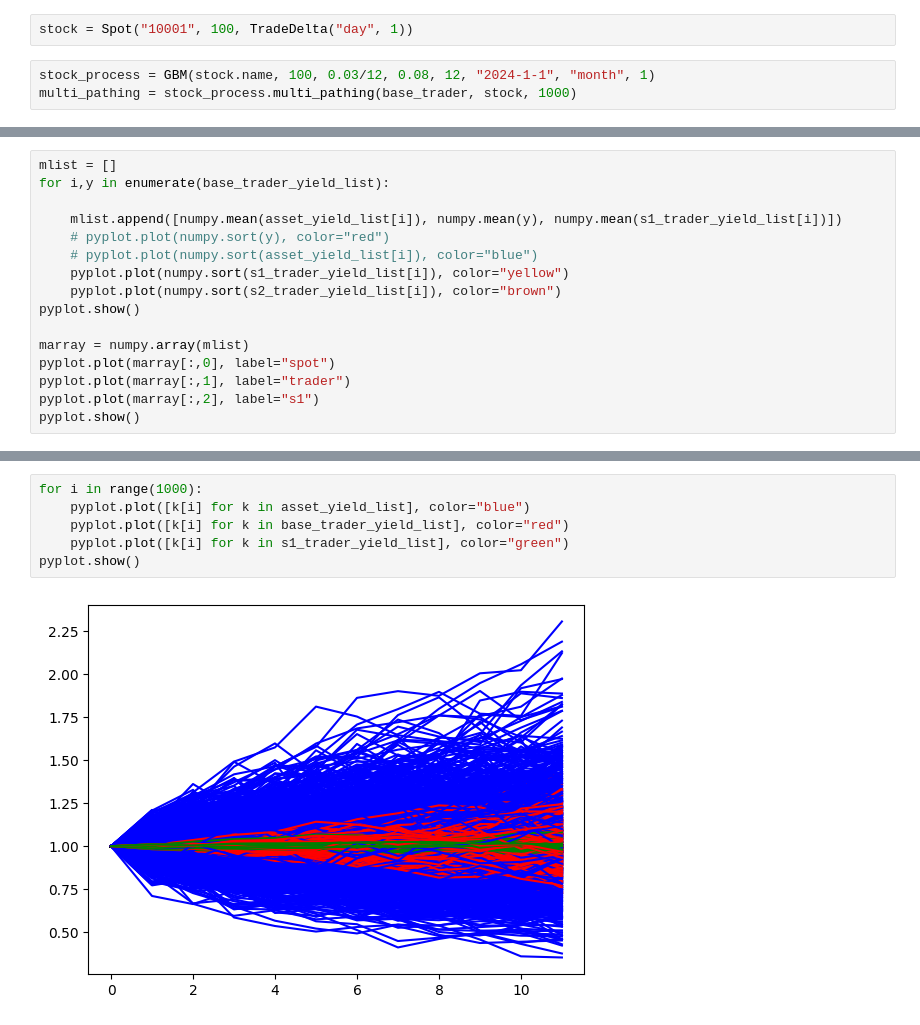
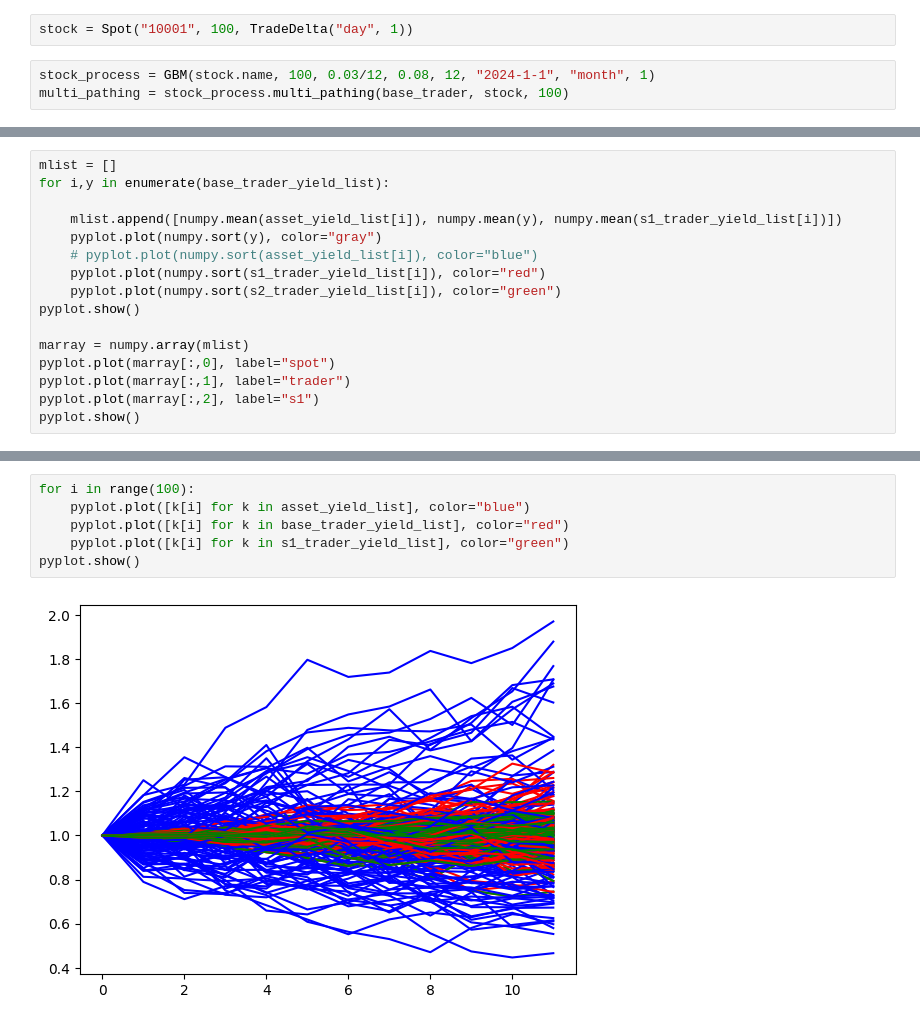
Before and after one commit to Sy-Sang/finance_utils, a Jupyter notebook: finance_utils/asset/spot/nb/nb2.ipynb, the cells around one changed output, grey strips where cells are left out. Saved outputs shown, nothing was run; the diff lists cells and outputs as text.

```diff
--- a/finance_utils/asset/spot/nb/nb2.ipynb
+++ b/finance_utils/asset/spot/nb/nb2.ipynb
@@ -21,7 +21,7 @@ s2_trader = Trader("s2_trader", 20000 * 12, "2000-1-1")
 stock = Spot("10001", 100, TradeDelta("day", 1))
 # %%
 stock_process = GBM(stock.name, 100, 0.03/12, 0.08, 12, "2024-1-1", "month", 1)
-multi_pathing = stock_process.multi_pathing(base_trader, stock, 1000)
+multi_pathing = stock_process.multi_pathing(base_trader, stock, 100)
 # %%
 asset_yield_list = []
 base_trader_yield_list = []
@@ -118,10 +88,10 @@ mlist = []
 for i,y in enumerate(base_trader_yield_list):
 
     mlist.append([numpy.mean(asset_yield_list[i]), numpy.mean(y), numpy.mean(s1_trader_yield_list[i])])
-    # pyplot.plot(numpy.sort(y), color="red")
+    pyplot.plot(numpy.sort(y), color="gray")
     # pyplot.plot(numpy.sort(asset_yield_list[i]), color="blue")
-    pyplot.plot(numpy.sort(s1_trader_yield_list[i]), color="yellow")
-    pyplot.plot(numpy.sort(s2_trader_yield_list[i]), color="brown")
+    pyplot.plot(numpy.sort(s1_trader_yield_list[i]), color="red")
+    pyplot.plot(numpy.sort(s2_trader_yield_list[i]), color="green")
 pyplot.show()
 
 marray = numpy.array(mlist)
@@ -135,11 +105,11 @@ pyplot.show()
 # %%
-for i in range(1000):
+for i in range(100):
     pyplot.plot([k[i] for k in asset_yield_list], color="blue")
     pyplot.plot([k[i] for k in base_trader_yield_list], color="red")
     pyplot.plot([k[i] for k in s1_trader_yield_list], color="green")
 pyplot.show()
 # %% [output]
-[figure, old version]
+[figure, new version]
 # %%
 pyplot.hist(asset_yield_list[-1], label="spot")
 pyplot.hist(base_trader_yield_list[-1], label="cap")
```
Also changed, not shown: parts of 6 cells of this notebook, 8 other files.
